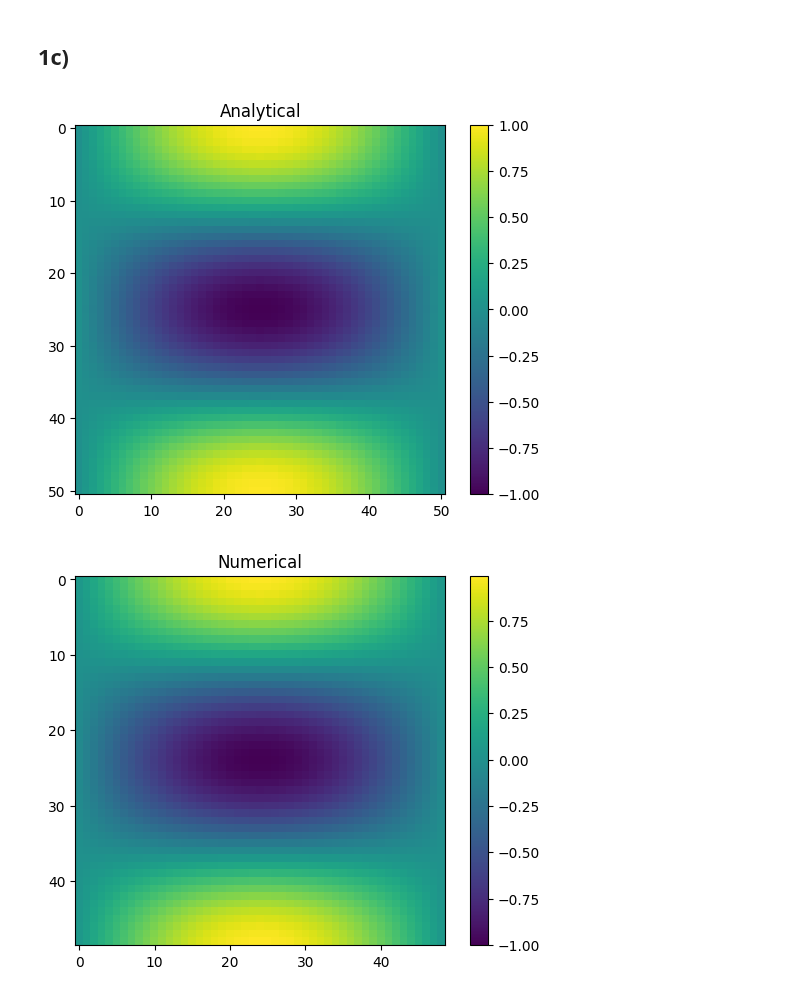
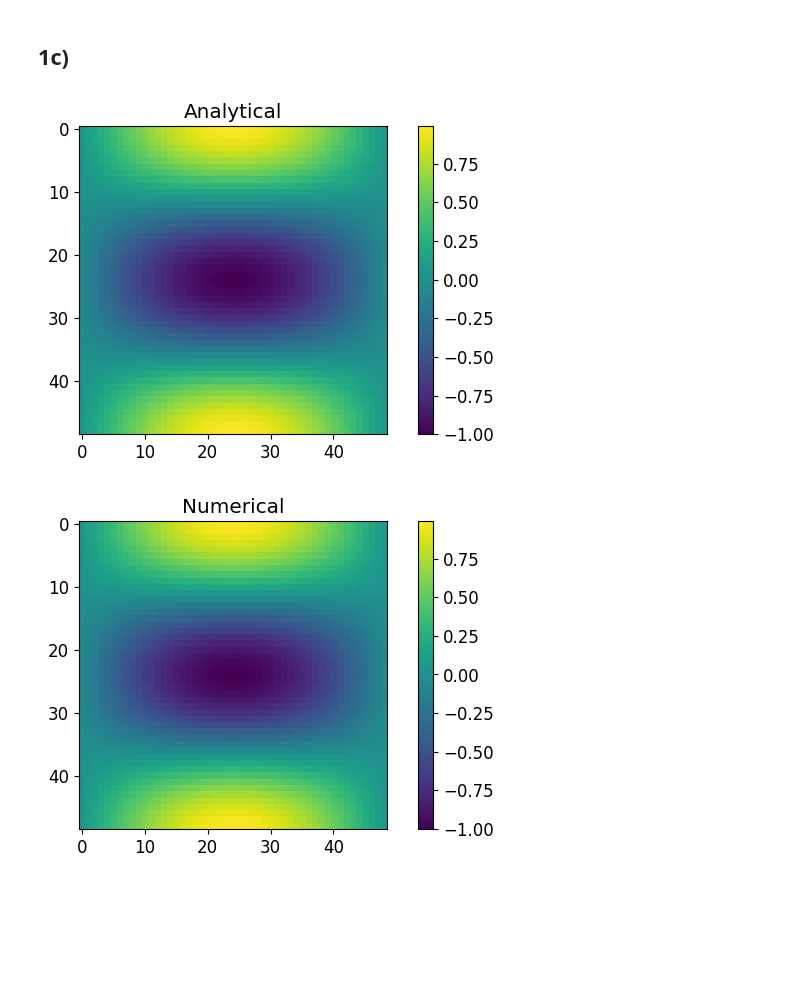
Before and after one commit to aledha/TMA4212-NumDiffDiff, a Jupyter notebook: Project 1/Proj1_code.ipynb, the cells around one changed output. Drawn from its saved outputs; the diff is of its cells as text; code cells hidden in the pictures; blank space fills up the shorter version.

```diff
--- a/Project 1/Proj1_code.ipynb
+++ b/Project 1/Proj1_code.ipynb
@@ -151,0 +110,12 @@ plt.show()
+# %%
+def matrixmaker(alpha, beta, M, N=M):
+    C = ndiag([alpha, -2*(alpha + beta), alpha], [-1,0,1], M-1)
+    B = ndiag([beta], [1], M-1)
+    D = ndiag([beta], [-1], M-1)
+    A = triblock(C,B,D,N)
+    return A
+M = 6
+N = 4
+
+plt.imshow(matrixmaker(1, 3, M, N))
+plt.show()
@@ -195,3 +126,15 @@ plt.show()"""
+# %%
+def solver(f, boundaries, a, M):
+    h = 1/M
+    k = 2*h
+
+    alpha = a / h**2
+    beta = 1 / h**2
+    A = matrixmaker(alpha, beta, M, M)
+    g = dirichlet(boundaries, alpha, beta)
+    U_vec = np.linalg.solve(A, -g - f)
+    U = U_vec.reshape((M-1, M-1))
+    return U
 # %%
 M = 50
 h = 1/M
@@ -202,15 +145,12 @@ x = np.linspace(0, 1, M+1)
 y = np.linspace(0, 2, M+1)
 
 def u_exact(x, y):
-    return x**3 * y**3
+    return x + y
 
 def f(x, y):
-    return 6 * (a+1) * x * y**3 + 18 * r * x**2 * y**2 + 6 * r**2 * x**3 * y
+    return x*y*0
 xx, yy = np.meshgrid(x, y)
 fvec = f(xx, yy)[1:-1, 1:-1]
-"""plt.imshow(fvec)
-plt.colorbar()
-plt.show()"""
 
 U_exact = u_exact(xx, yy)
 b = U_exact[0, :]
@@ -219,8 +159,8 @@ l = U_exact[:, 0]
 r = U_exact[:, -1]
 boundaries = [l,t,r,b]
 
-"""plt.title('Analytical')
-plt.imshow(U_exact)
+plt.title('Analytical')
+plt.imshow(U_exact[1:-1,1:-1])
 plt.colorbar()
 plt.show()
 
@@ -233,5 +173,5 @@ plt.show()
 plt.title('Error')
 plt.imshow(np.abs(U.reshape((M-1, M-1)) - U_exact[1:-1,1:-1]))
 plt.colorbar()
-plt.show()"""
+plt.show()
 # %% [output]
@@ -247,33 +189,34 @@ x = np.linspace(0, 1, M+1)
 y = np.linspace(0, 2, M+1)
 
 def u_exact(x, y):
     return np.sin(np.pi * x) * np.cos(np.pi * y)
 
 
 def f(x, y):
     return np.pi**2 * ((a+1+r**2) * np.sin(np.pi * x) * np.cos(np.pi * y) + 2*r * np.cos(np.pi * x) * np.sin(np.pi * y))
+
 xx, yy = np.meshgrid(x, y)
 fvec = f(xx, yy)[1:-1, 1:-1]
 U_exact = u_exact(xx, yy)
 b = U_exact[0, :]
 t = U_exact[-1, :]
 l = U_exact[:, 0]
 r = U_exact[:, -1]
 boundaries = [l,t,r,b]
 
 plt.title('Analytical')
-plt.imshow(U_exact)
+plt.imshow(U_exact[1:-1, 1:-1])
 plt.colorbar()
 plt.show()
 U = solver(fvec.flatten(), boundaries, a, M)
 plt.title('Numerical')
 plt.imshow(U.reshape((M-1,M-1)))
 plt.colorbar()
 plt.show()
 plt.title('Error')
 plt.imshow(np.abs(U.reshape((M-1, M-1)) - U_exact[1:-1,1:-1]))
 plt.colorbar()
 plt.show()
 # %% [output]
-[figure, old version]
+[figure, new version]
-[figure, old version]
+[figure, new version]
```
Also changed, not shown: parts of 17 cells of this notebook.
